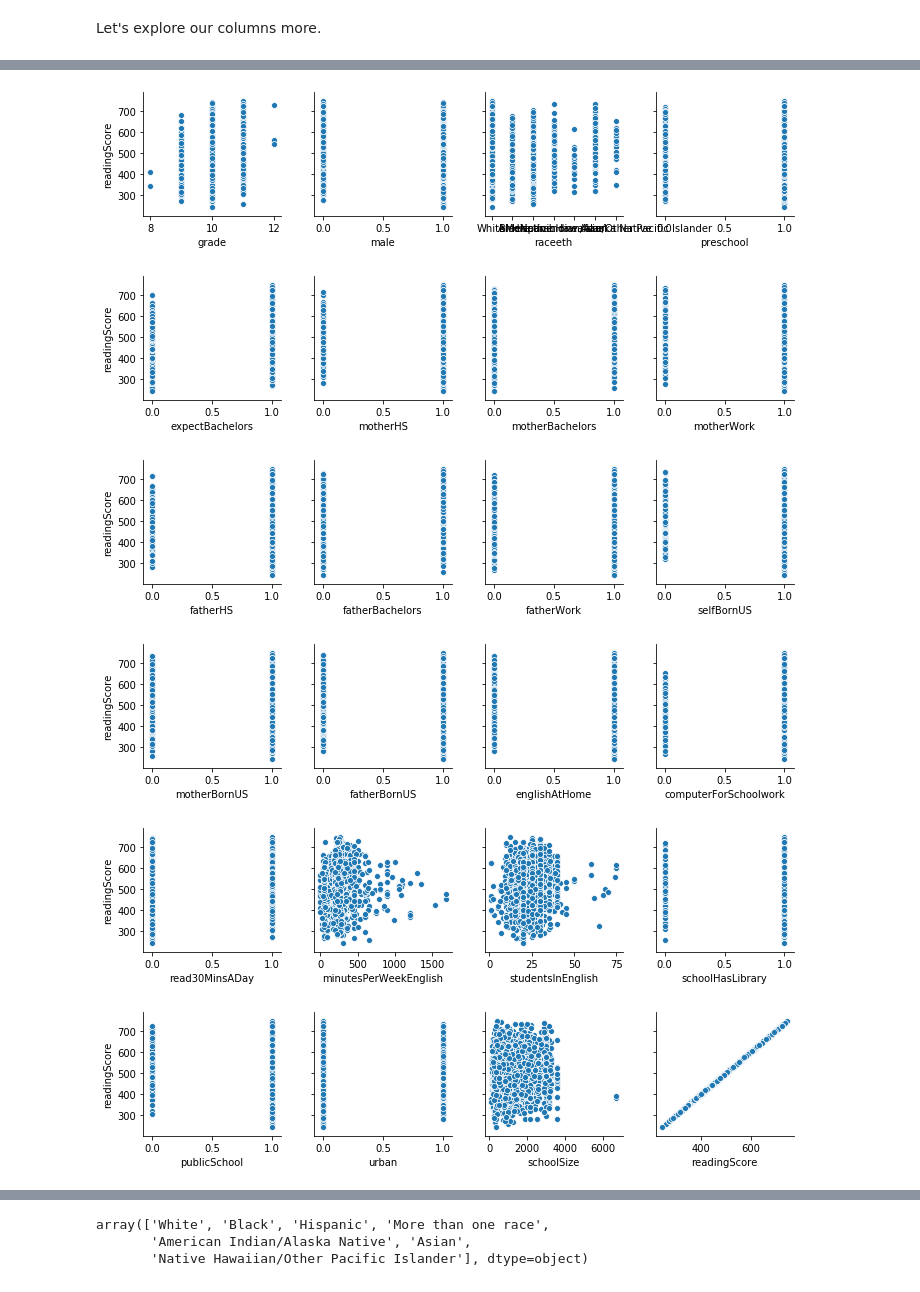
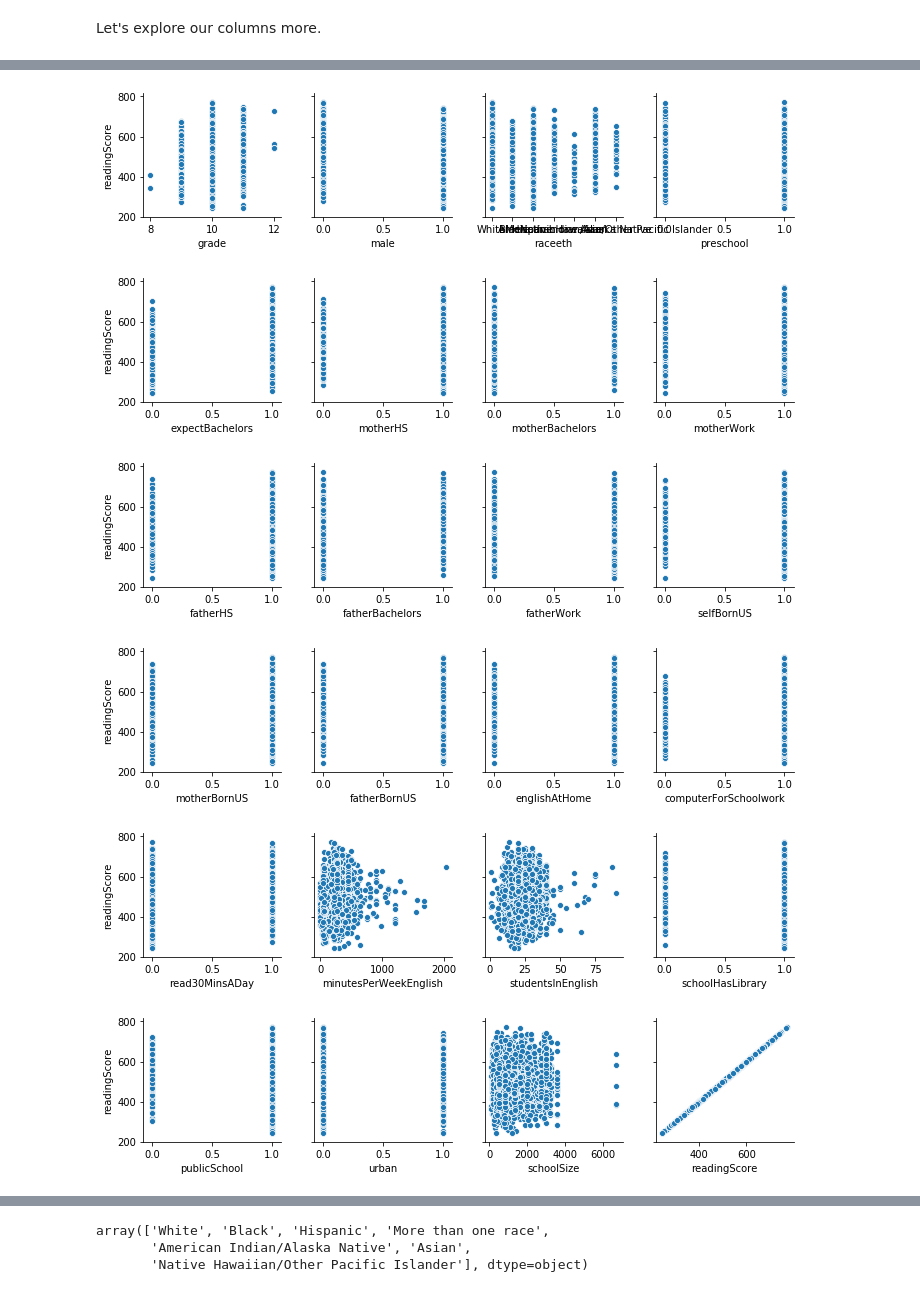
Before and after one commit to gabbyflabby/Test_Scores, a Jupyter notebook: Data Cleaning.ipynb, the cells around one changed output, grey strips where cells are left out. Cells and saved outputs as stored; diff of their text form; code cells hidden in the pictures.

```diff
--- a/Data Cleaning.ipynb
+++ b/Data Cleaning.ipynb
@@ -12,3 +14,7 @@ import matplotlib.pyplot as plt
 # %%
-train_df = pd.read_csv('pisa2009train.csv')
+df1 = pd.read_csv('pisa2009train.csv')
+# %%
+df2 = pd.read_csv('pisa2009test.csv')
+# %%
+df = pd.concat([df1,df2])
 # %%
@@ -32,3 +92,3 @@ train_df.shape
 # %%
-train_df.dropna(inplace=True)
+df.dropna(inplace=True)
 # %%
@@ -72,13 +134,13 @@ memory usage: 471.5+ KB
 # %%
-for i in range(0,len(train_df.columns),4):
+for i in range(0,len(df.columns),4):
     columns = []
     for x in range(4):
-        columns.append(train_df.columns[i+x])
-    sns.pairplot(train_df,y_vars='readingScore',x_vars=columns)
+        columns.append(df.columns[i+x])
+    sns.pairplot(df,y_vars='readingScore',x_vars=columns)
 # %% [output]
-[figure, old version]
+[figure, new version]
-[figure, old version]
+[figure, new version]
-[figure, old version]
+[figure, new version]
-[figure, old version]
+[figure, new version]
-[figure, old version]
+[figure, new version]
-[figure, old version]
+[figure, new version]
```
Also changed, not shown: parts of 19 cells of this notebook.
